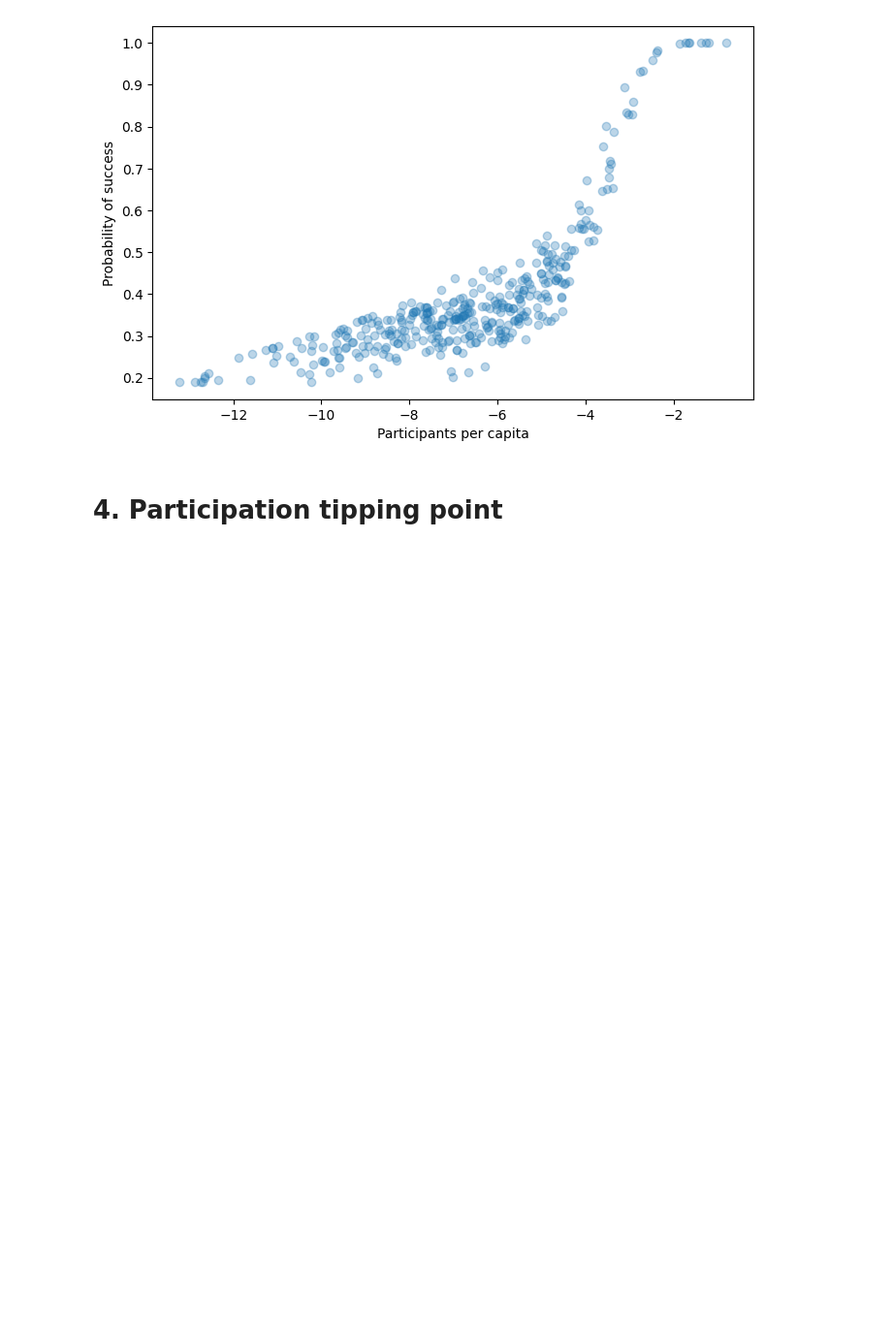
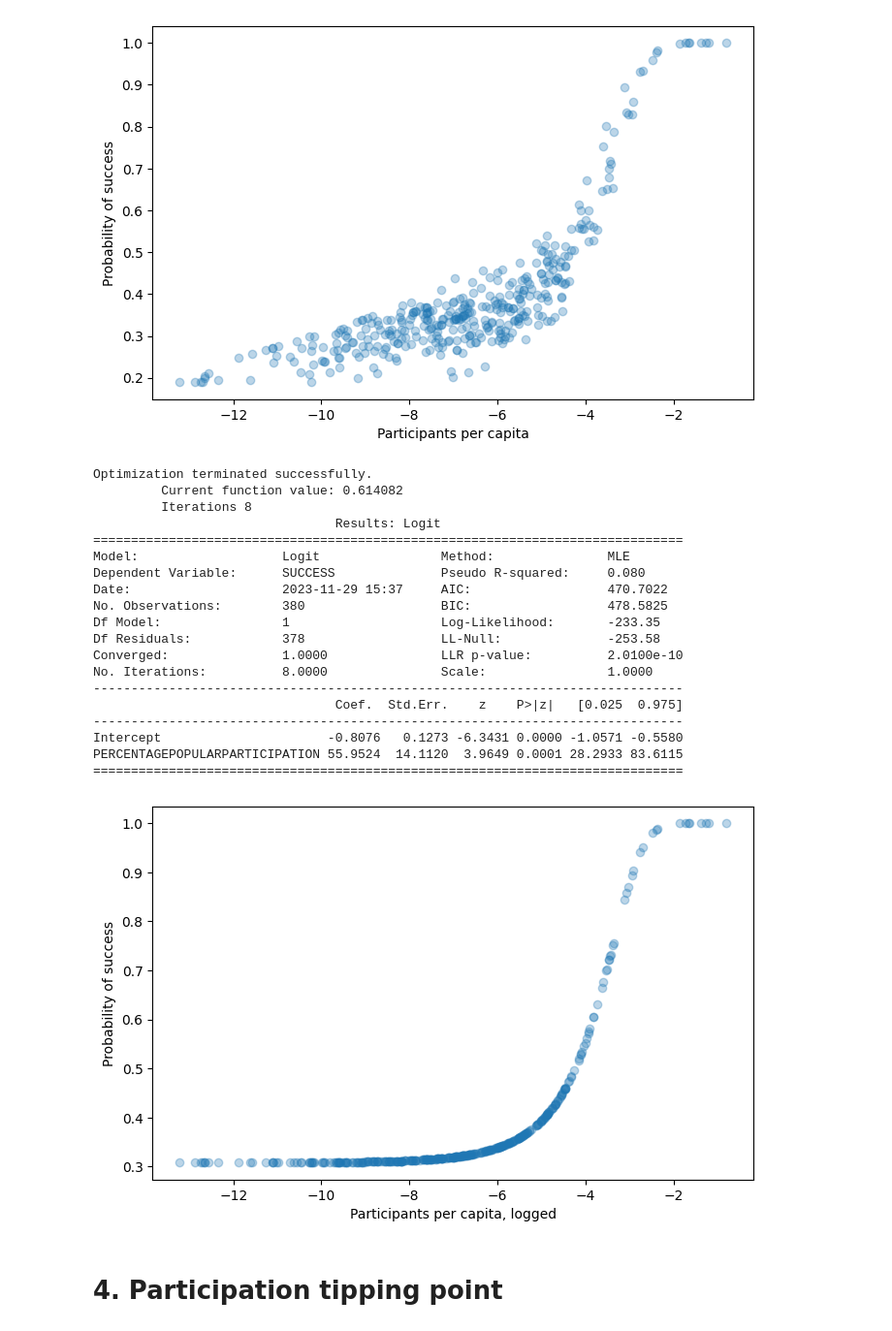
Before and after one commit to nickkatsios/civil-resistance-analysis, a Jupyter notebook: civil_resistance_analysis/analysis.ipynb, the cells around one changed output. Shown at 97% size. Drawn from its saved outputs; the diff is of its cells as text; code cells hidden in the pictures; blank space fills up the shorter version.

```diff
--- a/civil_resistance_analysis/analysis.ipynb
+++ b/civil_resistance_analysis/analysis.ipynb
@@ -219,7 +235,7 @@ campaigns = campaigns[campaigns['PERCENTAGEPOPULARPARTICIPATION'] > 0.00000035]
 campaigns['POPULATION'] = campaigns['PARTICIPATION'] / campaigns['PERCENTAGEPOPULARPARTICIPATION']
 
 # get data for regression
-reg_data = campaigns[['SUCCESS', 'PARTICIPATION', 'PERCENTAGEPOPULARPARTICIPATION' , 'POPULATION']].dropna()
+reg_data = campaigns[['SUCCESS', 'PARTICIPATION', 'PERCENTAGEPOPULARPARTICIPATION' , 'POPULATION']]
 
 # compute logged population
 reg_data['LOGPOPULATION'] = np.log(reg_data['POPULATION'])
@@ -267,6 +287,49 @@ plt.ylabel('Probability of success')
 plt.show()
 # %% [output]
 [figure]
+# %%
+# Then, do the same but with only the membership per capital as dependent variable.
+#  Your plot should look like this (explain why is this different than the previous one):
+
+# logit model
+model = logit("SUCCESS ~ PERCENTAGEPOPULARPARTICIPATION", data=reg_data).fit()
+print(model.summary2())
+
+# get predicted probabilities
+x_values = np.log(reg_data['PERCENTAGEPOPULARPARTICIPATION'])
+y_values = model.predict(reg_data)
+# need x axis to be from 0.4 to 1.0
+# so ln(x) => x = 1 - 2.71
+
+# set x axis to be logarithmic
+
+# plot
+plt.figure(figsize=(8, 5))
+plt.scatter(x_values, y_values, alpha=0.3)
+plt.xlabel('Participants per capita, logged')
+plt.ylabel('Probability of success')
+plt.show()
+# %% [output]
+Optimization terminated successfully.
+         Current function value: 0.614082
+         Iterations 8
+                                Results: Logit
+==============================================================================
+Model:                   Logit                Method:               MLE
+Dependent Variable:      SUCCESS              Pseudo R-squared:     0.080
+Date:                    2023-11-29 15:37     AIC:                  470.7022
+No. Observations:        380                  BIC:                  478.5825
+Df Model:                1                    Log-Likelihood:       -233.35
+Df Residuals:            378                  LL-Null:              -253.58
+Converged:               1.0000               LLR p-value:          2.0100e-10
+No. Iterations:          8.0000               Scale:                1.0000
+------------------------------------------------------------------------------
+                                Coef.  Std.Err.    z    P>|z|   [0.025  0.975]
+------------------------------------------------------------------------------
+Intercept                      -0.8076   0.1273 -6.3431 0.0000 -1.0571 -0.5580
+PERCENTAGEPOPULARPARTICIPATION 55.9524  14.1120  3.9649 0.0001 28.2933 83.6115
+==============================================================================
+[figure, added]
 # %% [markdown]
 # 4. Participation tipping point
 # %%
```
Also changed, not shown: parts of 9 cells of this notebook.
